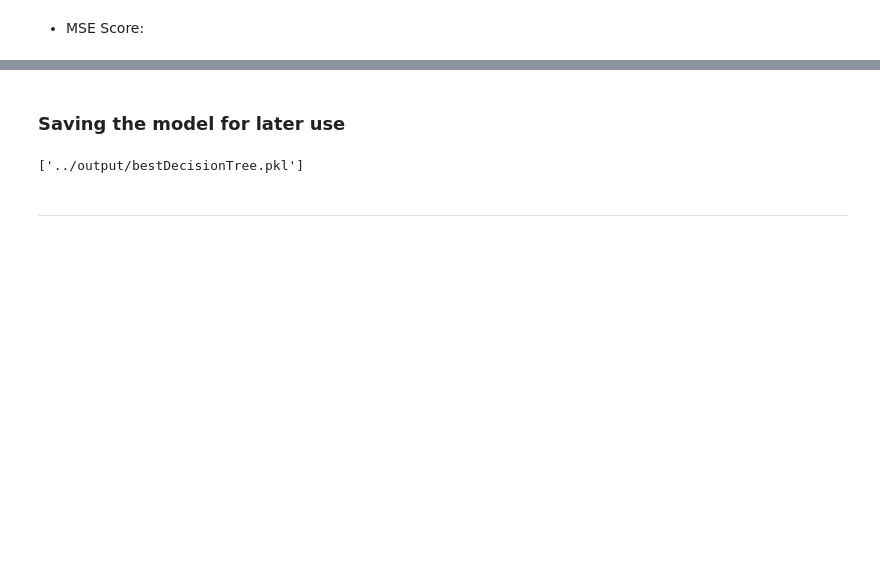
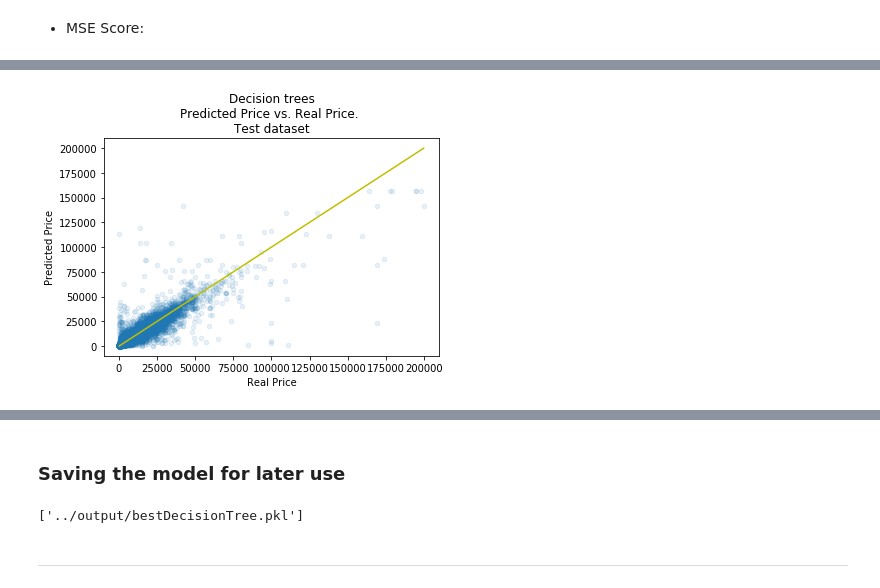
Before and after one commit to rucoma/KSCHOOL_TFM_Used_Cars_Price, a Jupyter notebook: src/Modelization.ipynb, the cells around one changed output, grey strips where cells are left out. Drawn from its saved outputs; the diff is of its cells as text; code cells hidden in the pictures; blank space fills up the shorter version.

```diff
--- a/src/Modelization.ipynb
+++ b/src/Modelization.ipynb
@@ -242,0 +299,4 @@ plt.plot([min(y_test), max(y_test)], [min(y_test), max(y_test)], 'y')
+# %%
+chartResults(y=y_test, predBest=predBestDTTest, trainTest='Test', model='Decision trees')
+# %% [output]
+[figure, added]
```
Also changed, not shown: parts of 112 cells of this notebook, 5 other files.
